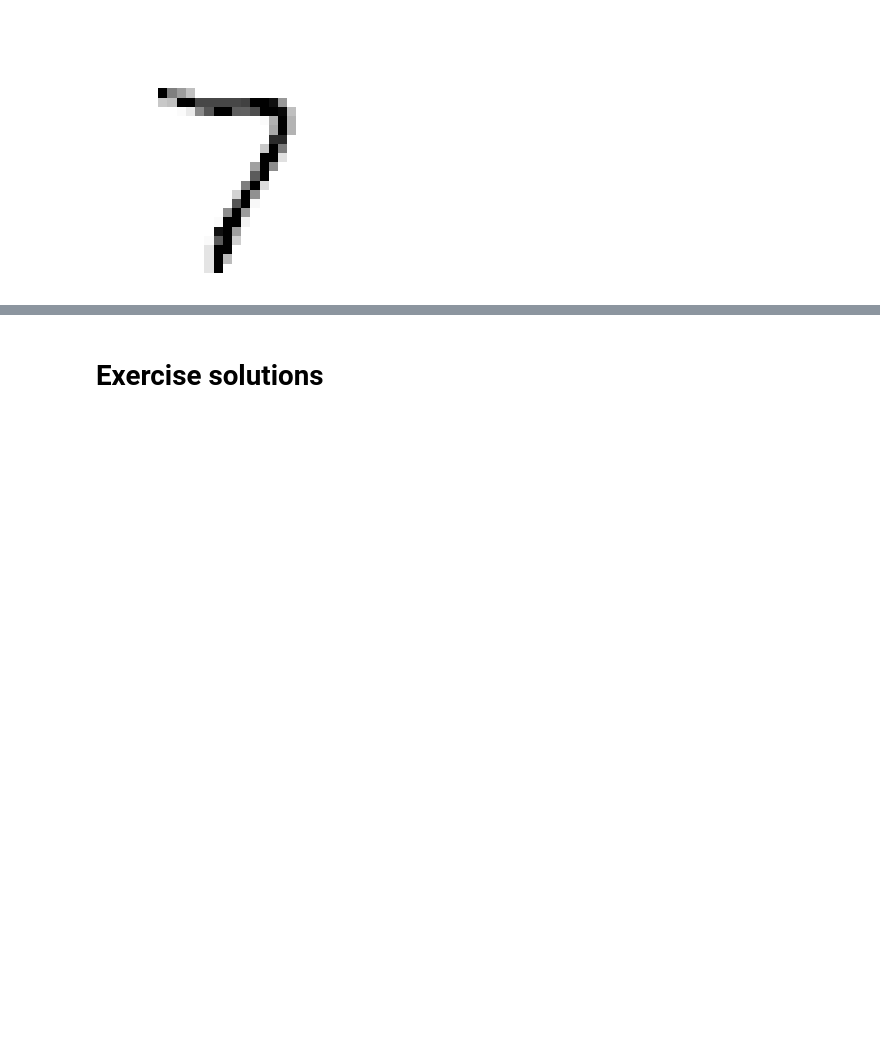
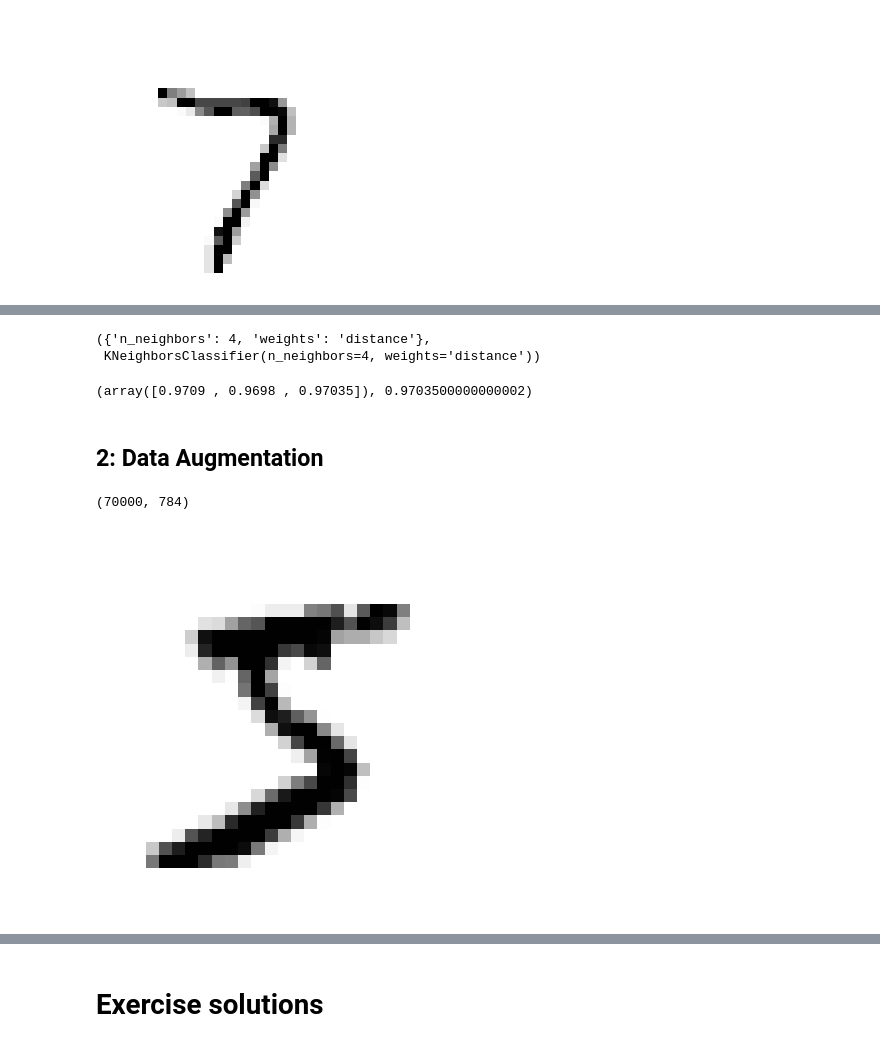
Before and after one commit to ElliotKetchup/handson-ml3, a Jupyter notebook: 03_classification.ipynb, the cells around one changed output, grey strips where cells are left out. Cells and saved outputs as stored; diff of their text form; code cells hidden in the pictures; blank space fills up the shorter version.

```diff
--- a/03_classification.ipynb
+++ b/03_classification.ipynb
@@ -721,0 +721,6 @@ plt.show()
+# %%
+knn_estimator = knn_grid_search.best_estimator_
+knn_grid_search.best_params_, knn_estimator
+# %% [output]
+({'n_neighbors': 4, 'weights': 'distance'},
+ KNeighborsClassifier(n_neighbors=4, weights='distance'))
@@ -721,0 +731,42 @@ plt.show()
+# %%
+cv_score, cv_score.mean()
+# %% [output]
+(array([0.9709 , 0.9698 , 0.97035]), 0.9703500000000002)
+# %%
+from sklearn.metrics import ConfusionMatrixDisplay
+
+y_train_pred = cross_val_predict(sgd_clf, X_train_scaled, y_train, cv=3)
+plt.rc('font', size=9)  # extra code – make the text smaller
+ConfusionMatrixDisplay.from_predictions(y_train, y_train_pred)
+plt.show()
+# %% [markdown]
+## 2: Data Augmentation
+# %%
+import numpy as np
+
+
+def shifter(x, direction: str, fill_value=0):
+    empty_hori_col = np.array([np.full((28), fill_value)])
+    empty_vert_col = empty_hori_col.T
+
+    match direction:
+        case "down":
+            x = np.concatenate((empty_hori_col, x.reshape(28,28)[:-1]))
+        case "up":
+            x = np.concatenate((x.reshape(28,28)[1:], empty_hori_col))
+        case "right":
+            x = np.concatenate((empty_vert_col, x.reshape(28,28)[:,:-1]), axis=1)
+        case "left":
+            x = np.concatenate((x.reshape(28,28)[:,1:], empty_vert_col), axis=1)
+        case _:
+            raise Exception
+
+    return x.reshape(28*28)
+
+
+x = shifter(X[0], "left")
+plot_digit(x)
+X.shape
+# %% [output]
+(70000, 784)
+[figure, added]
```
Also changed, not shown: parts of 12 cells of this notebook.
